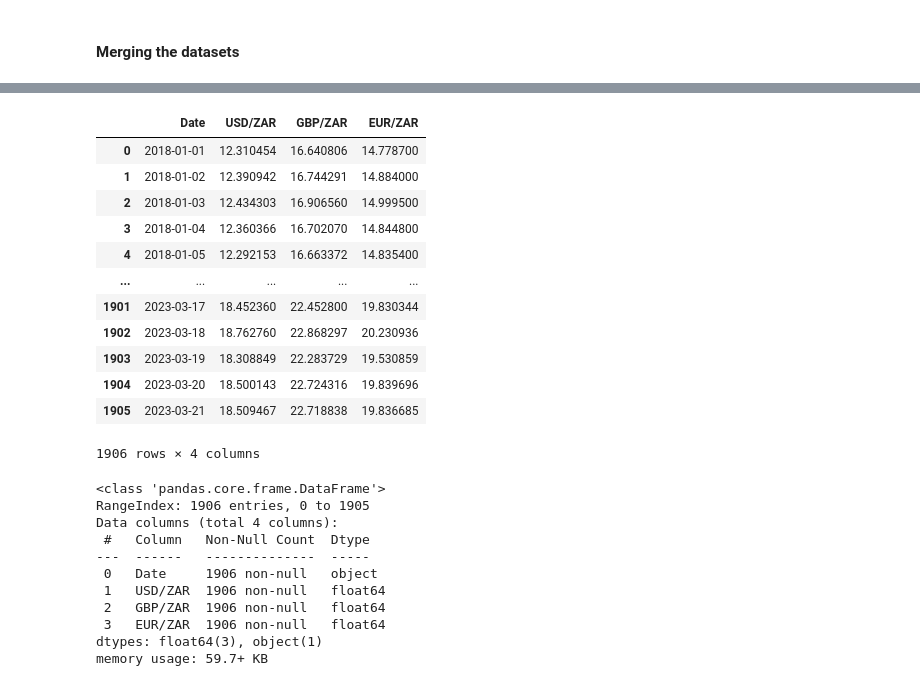
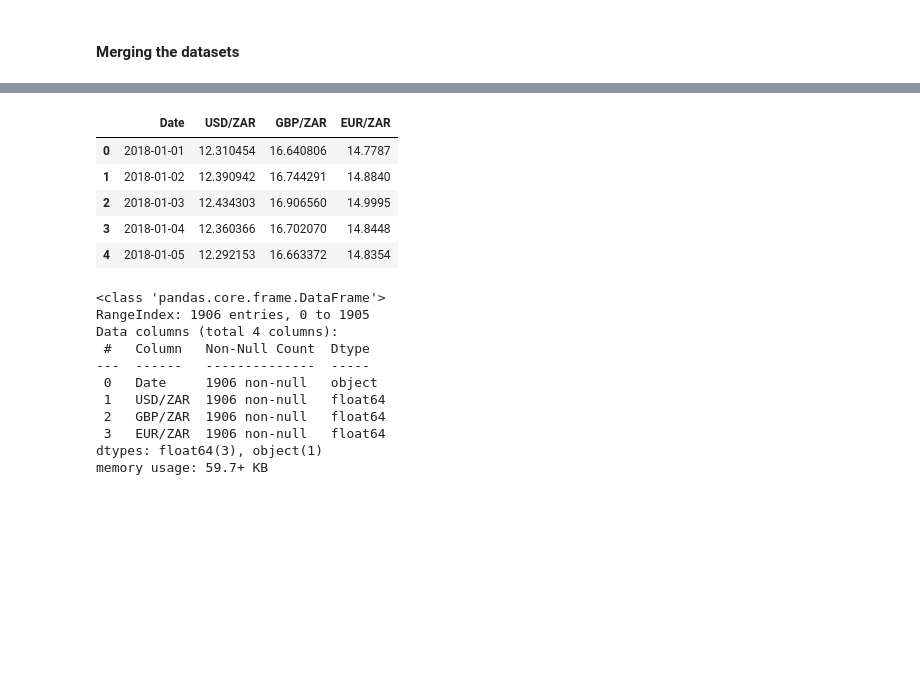
Before and after one commit to The-DigitalAcademy/cpi_prediction, a Jupyter notebook: CPI_Vision.ipynb, the cells around one changed output, grey strips where cells are left out. Saved outputs shown, nothing was run; the diff lists cells and outputs as text; code cells hidden in the pictures; blank space fills up the shorter version.

```diff
--- a/CPI_Vision.ipynb
+++ b/CPI_Vision.ipynb
@@ -5,6 +5,8 @@ import pandas as pd
 import matplotlib.pyplot as plt
 import seaborn as sns
 
+pd.options.display.max_columns = 2000
+pd.options.display.max_rows = 2000
 import datetime
 # %%
 cpi_hist = pd.read_csv('CPI_HistoryMar_23.csv')
@@ -330,20 +404,13 @@ cpi_vehicles
 # %%
 currency_df = pd.read_csv('currency_data.csv')
-currency_df
+currency_df.head()
 # %% [output]
 |  | Date | USD/ZAR | GBP/ZAR | EUR/ZAR |
-| 0 | 2018-01-01 | 12.310454 | 16.640806 | 14.778700 |
-| 1 | 2018-01-02 | 12.390942 | 16.744291 | 14.884000 |
-| 2 | 2018-01-03 | 12.434303 | 16.906560 | 14.999500 |
-| 3 | 2018-01-04 | 12.360366 | 16.702070 | 14.844800 |
-| 4 | 2018-01-05 | 12.292153 | 16.663372 | 14.835400 |
-| ... | ... | ... | ... | ... |
-| 1901 | 2023-03-17 | 18.452360 | 22.452800 | 19.830344 |
-| 1902 | 2023-03-18 | 18.762760 | 22.868297 | 20.230936 |
-| 1903 | 2023-03-19 | 18.308849 | 22.283729 | 19.530859 |
-| 1904 | 2023-03-20 | 18.500143 | 22.724316 | 19.839696 |
-| 1905 | 2023-03-21 | 18.509467 | 22.718838 | 19.836685 |
+| 0 | 2018-01-01 | 12.310454 | 16.640806 | 14.7787 |
+| 1 | 2018-01-02 | 12.390942 | 16.744291 | 14.8840 |
+| 2 | 2018-01-03 | 12.434303 | 16.906560 | 14.9995 |
+| 3 | 2018-01-04 | 12.360366 | 16.702070 | 14.8448 |
+| 4 | 2018-01-05 | 12.292153 | 16.663372 | 14.8354 |
-1906 rows × 4 columns
 # %%
 currency_df.info()
 # %% [output]
```
Also changed, not shown: parts of 9 cells of this notebook.
